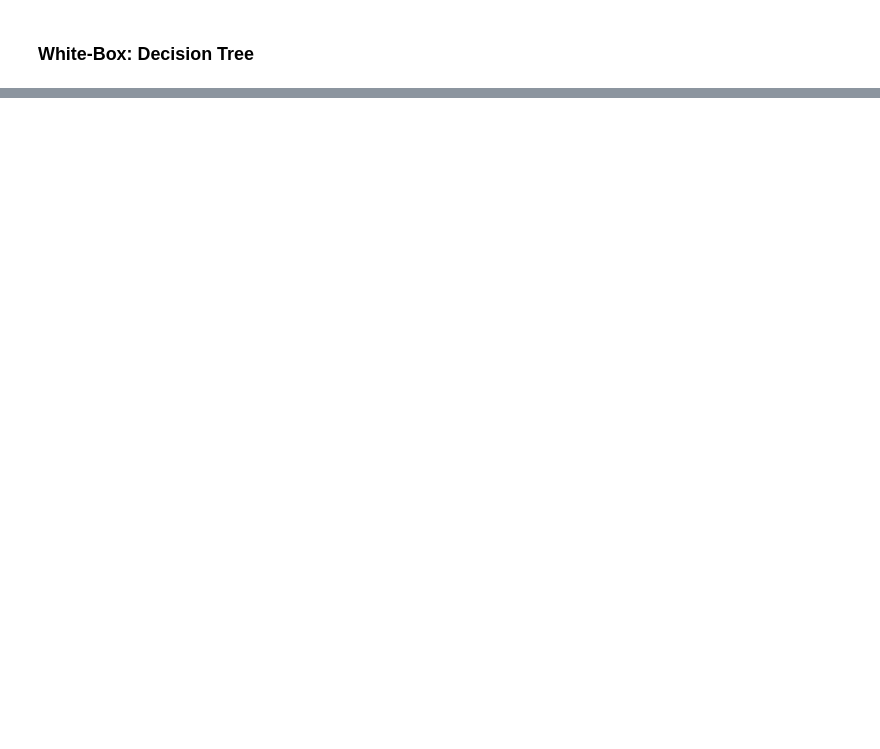
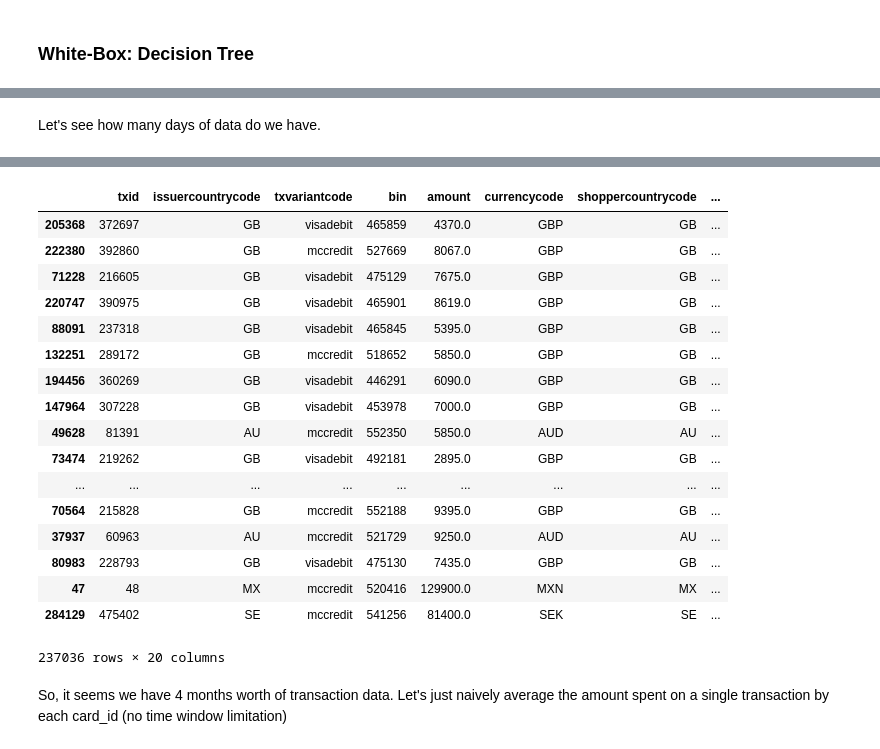
Before and after one commit to enreina/cs4035-lab, a Jupyter notebook: lab1/fraud_detection.ipynb, the cells around one changed output, grey strips where cells are left out. Saved outputs shown, nothing was run; the diff lists cells and outputs as text; code cells hidden in the pictures; blank space fills up the shorter version.

```diff
--- a/lab1/fraud_detection.ipynb
+++ b/lab1/fraud_detection.ipynb
@@ -883,0 +885,7 @@ graph.render("decision_tree_fraud")
+# %% [markdown]
+Let's see how many days of data do we have.
+# %%
+print "Start Date: ", data_preproc.creationdate.min()
+print "End Date: ", data_preproc.creationdate.max()
+data_preproc.sort_values(by=["card_id","creationdate"])
+# %% [output]
@@ -883,0 +894,20 @@ graph.render("decision_tree_fraud")
+|  | txid | issuercountrycode | txvariantcode | bin | amount | currencycode | shoppercountrycode | ... |
+| 205368 | 372697 | GB | visadebit | 465859 | 4370.0 | GBP | GB | ... |
+| 222380 | 392860 | GB | mccredit | 527669 | 8067.0 | GBP | GB | ... |
+| 71228 | 216605 | GB | visadebit | 475129 | 7675.0 | GBP | GB | ... |
+| 220747 | 390975 | GB | visadebit | 465901 | 8619.0 | GBP | GB | ... |
+| 88091 | 237318 | GB | visadebit | 465845 | 5395.0 | GBP | GB | ... |
+| 132251 | 289172 | GB | mccredit | 518652 | 5850.0 | GBP | GB | ... |
+| 194456 | 360269 | GB | visadebit | 446291 | 6090.0 | GBP | GB | ... |
+| 147964 | 307228 | GB | visadebit | 453978 | 7000.0 | GBP | GB | ... |
+| 49628 | 81391 | AU | mccredit | 552350 | 5850.0 | AUD | AU | ... |
+| 73474 | 219262 | GB | visadebit | 492181 | 2895.0 | GBP | GB | ... |
+| ... | ... | ... | ... | ... | ... | ... | ... | ... |
+| 70564 | 215828 | GB | mccredit | 552188 | 9395.0 | GBP | GB | ... |
+| 37937 | 60963 | AU | mccredit | 521729 | 9250.0 | AUD | AU | ... |
+| 80983 | 228793 | GB | visadebit | 475130 | 7435.0 | GBP | GB | ... |
+| 47 | 48 | MX | mccredit | 520416 | 129900.0 | MXN | MX | ... |
+| 284129 | 475402 | SE | mccredit | 541256 | 81400.0 | SEK | SE | ... |
+237036 rows × 20 columns
+# %% [markdown]
+So, it seems we have 4 months worth of transaction data. Let's just naively average the amount spent on a single transaction by each card_id (no time window limitation)
```
Also changed, not shown: parts of 28 cells of this notebook.
